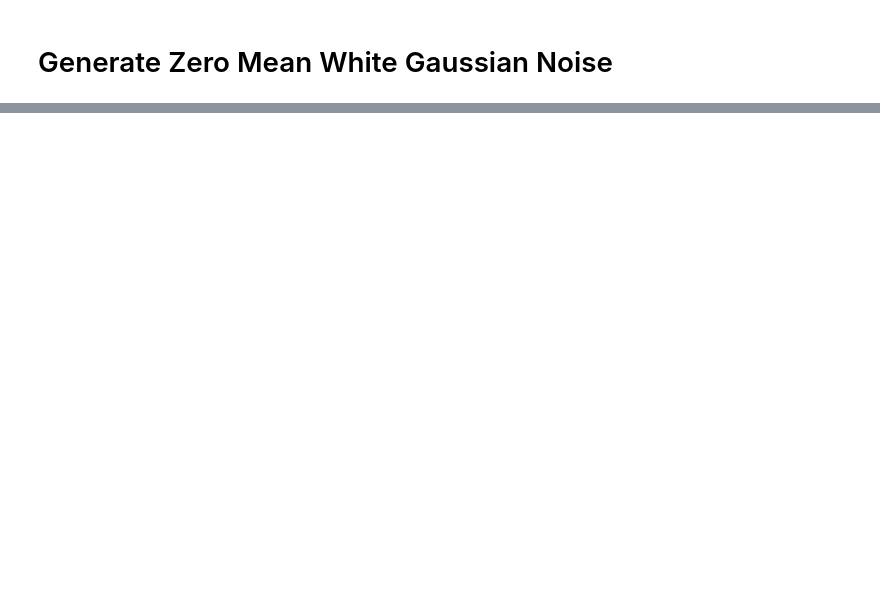
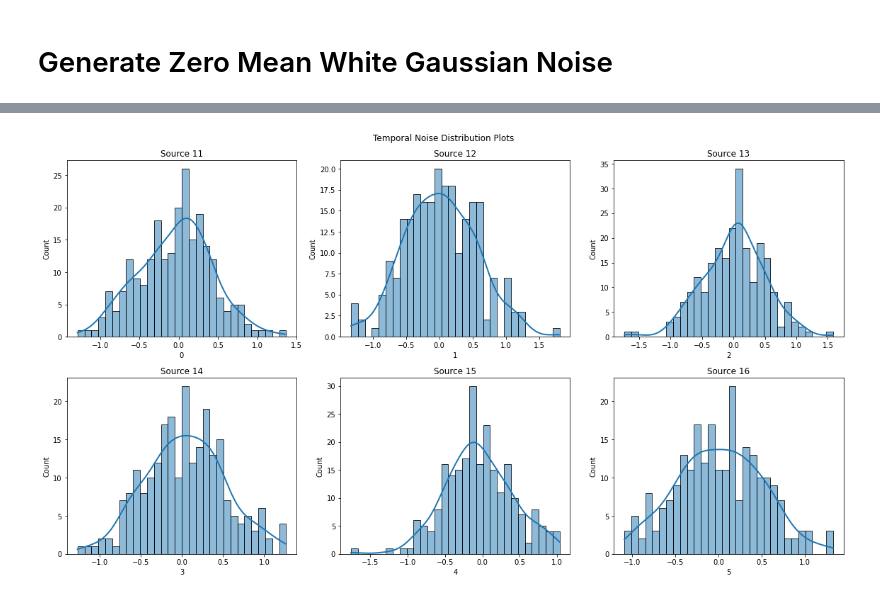
Before and after one commit to NoiRC256/mast30034_assignment_1, a Jupyter notebook: code/main.ipynb, the cells around one changed output, grey strips where cells are left out. Cells and saved outputs as stored; diff of their text form; code cells hidden in the pictures; blank space fills up the shorter version.

```diff
--- a/code/main.ipynb
+++ b/code/main.ipynb
@@ -171,7 +166,8 @@ for i in range(0, 2):
         if(i!=0):
             idx += i+1
         sm = tmpSM[idx]
-        sns.heatmap(data=sm, center=0, ax=axes[i,j])
+        sns.heatmap(data=sm,
+                    vmin=0, vmax=1, center=0, ax=axes[i,j])
         axes[i, j].set_title("SM Source " + str(idx+1))
 
 fig.tight_layout()
@@ -225,0 +229,21 @@ plt.show()
+# %%
+# Distribution histograms of temporal and spatial noise sources;
+fig, axes = plt.subplots(2, 3, figsize=(16,9))
+
+fig.suptitle('Temporal Noise Distribution Plots')
+
+for i in range(0, 2):
+    for j in range(0, 3):
+        idx = i+j
+        if(i!=0):
+            idx += i+1
+        sm = tmpSM[idx]
+        sns.histplot(ax=axes[i,j], data=noise_t[idx], bins=30,
+             kde=True,
+             line_kws={"linewidth":2})
+        axes[i, j].set_title("Source 1" + str(idx+1))
+
+fig.tight_layout()
+plt.show()
+# %% [output]
+[figure, added]
```
Also changed, not shown: parts of 36 cells of this notebook.
